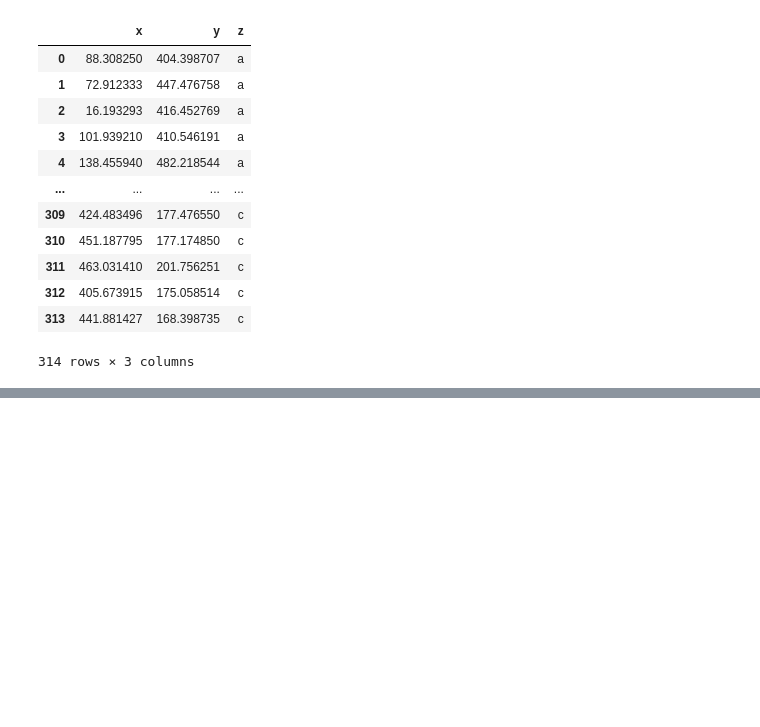
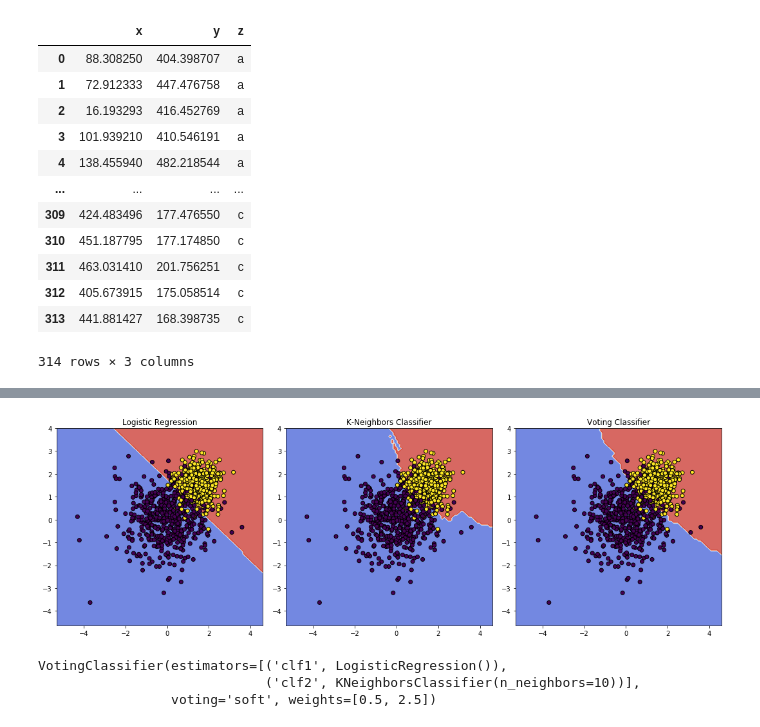
Before and after one commit to Thiyophin/Machine_learning, a Jupyter notebook: scikit_learn_tutorial.ipynb, the cells around one changed output, grey strips where cells are left out. Drawn from its saved outputs; the diff is of its cells as text; code cells hidden in the pictures; blank space fills up the shorter version.

```diff
--- a/scikit_learn_tutorial.ipynb
+++ b/scikit_learn_tutorial.ipynb
@@ -484,0 +518,59 @@ df_clip
+# %%
+def make_plots():
+    # Set up the grid for plotting
+    x_min, x_max = X[:, 0].min() - 1, X[:, 0].max() + 1
+    y_min, y_max = X[:, 1].min() - 1, X[:, 1].max() + 1
+    xx, yy = np.meshgrid(np.linspace(x_min, x_max, 100),
+                         np.linspace(y_min, y_max, 100))
+
+    # Predict on the grid for each classifier
+    Z1 = clf1.predict(np.c_[xx.ravel(), yy.ravel()])
+    Z2 = clf2.predict(np.c_[xx.ravel(), yy.ravel()])
+    Z3 = clf3.predict(np.c_[xx.ravel(), yy.ravel()])
+
+    # Reshape the results back to the grid shape
+    Z1 = Z1.reshape(xx.shape)
+    Z2 = Z2.reshape(xx.shape)
+    Z3 = Z3.reshape(xx.shape)
+
+    # Create the plot
+    plt.figure(figsize=(15, 5))
+
+    # Plot Logistic Regression
+    plt.subplot(1, 3, 1)
+    plt.contourf(xx, yy, Z1, alpha=0.8, cmap=plt.cm.coolwarm)
+    plt.scatter(X[:, 0], X[:, 1], c=y, edgecolors='k', marker='o')
+    plt.title('Logistic Regression')
+
+    # Plot K-Neighbors Classifier
+    plt.subplot(1, 3, 2)
+    plt.contourf(xx, yy, Z2, alpha=0.8, cmap=plt.cm.coolwarm)
+    plt.scatter(X[:, 0], X[:, 1], c=y, edgecolors='k', marker='o')
+    plt.title('K-Neighbors Classifier')
+
+    # Plot Voting Classifier
+    plt.subplot(1, 3, 3)
+    plt.contourf(xx, yy, Z3, alpha=0.8, cmap=plt.cm.coolwarm)
+    plt.scatter(X[:, 0], X[:, 1], c=y, edgecolors='k', marker='o')
+    plt.title('Voting Classifier')
+
+    plt.tight_layout()
+    plt.show()
+
+# Call the function to plot
+make_plots()
+# %% [output]
+[figure, added]
+# %%
+clf1 = LogisticRegression().fit(X, y)
+clf2 = KNeighborsClassifier(n_neighbors=10).fit(X, y)
+clf3 = VotingClassifier(estimators=[('clf1',clf1),('clf2',clf2)],
+                      voting='soft',
+                      weights=[0.5,2.5])
+# here we can change weight values and make the model more similar to that model
+# here i changed the weight to more similar to kneighborsclassifier
+clf3.fit(X, y)
+# %% [output]
+VotingClassifier(estimators=[('clf1', LogisticRegression()),
+                             ('clf2', KNeighborsClassifier(n_neighbors=10))],
+                 voting='soft', weights=[0.5, 2.5])
```
Also changed, not shown: parts of 8 cells of this notebook.
